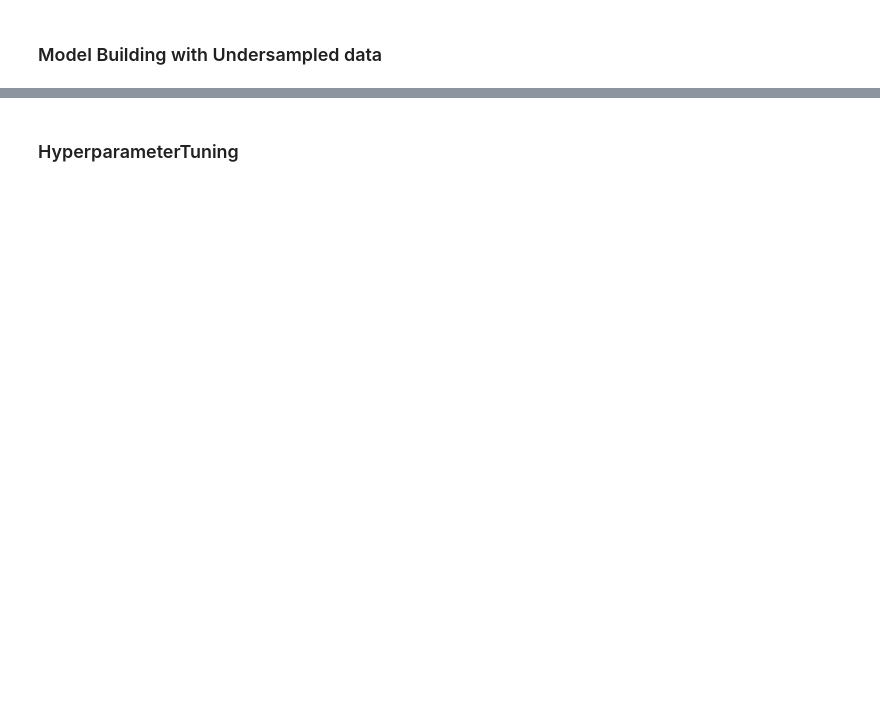
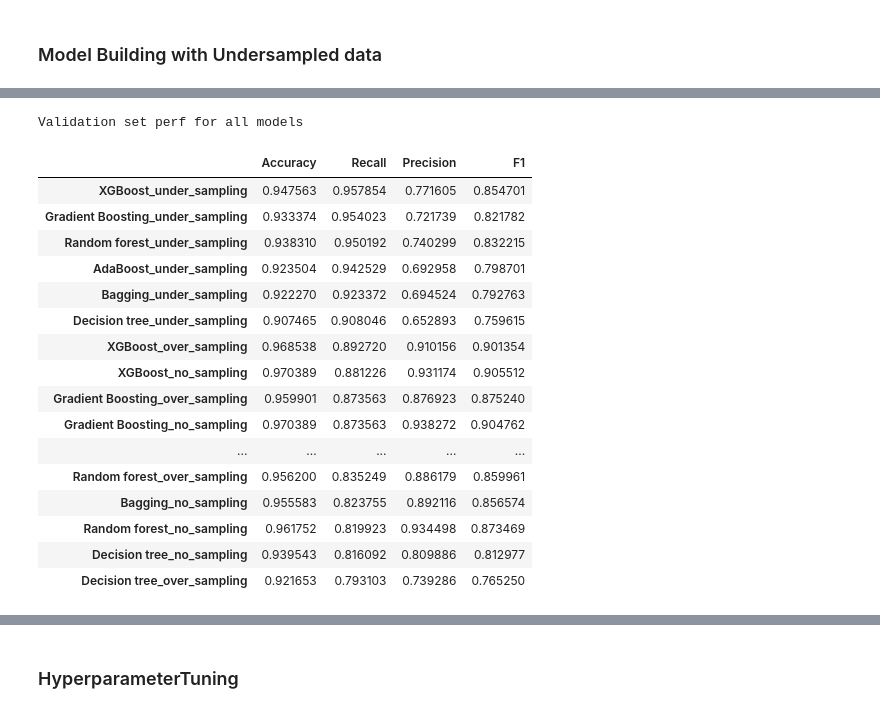
Before and after one commit to sheikhomer/CreditCardChurnPrediction, a Jupyter notebook: AML_Project_LearnerNotebook_FullCode.ipynb, the cells around one changed output, grey strips where cells are left out. Cells and saved outputs as stored; diff of their text form; code cells hidden in the pictures; blank space fills up the shorter version.

```diff
--- a/AML_Project_LearnerNotebook_FullCode.ipynb
+++ b/AML_Project_LearnerNotebook_FullCode.ipynb
@@ -1067,0 +1263,23 @@ X_train_un, y_train_un = rus.fit_resample(X_train, y_train)
+# %%
+all_val_perf = pd.concat([df_perf_val, df_perf_val_sm, df_perf_val_un], axis=0).sort_values(by='Recall', ascending=False)
+print("Validation set perf for all models")
+all_val_perf
+# %% [output]
+Validation set perf for all models
+|  | Accuracy | Recall | Precision | F1 |
+| XGBoost_under_sampling | 0.947563 | 0.957854 | 0.771605 | 0.854701 |
+| Gradient Boosting_under_sampling | 0.933374 | 0.954023 | 0.721739 | 0.821782 |
+| Random forest_under_sampling | 0.938310 | 0.950192 | 0.740299 | 0.832215 |
+| AdaBoost_under_sampling | 0.923504 | 0.942529 | 0.692958 | 0.798701 |
+| Bagging_under_sampling | 0.922270 | 0.923372 | 0.694524 | 0.792763 |
+| Decision tree_under_sampling | 0.907465 | 0.908046 | 0.652893 | 0.759615 |
+| XGBoost_over_sampling | 0.968538 | 0.892720 | 0.910156 | 0.901354 |
+| XGBoost_no_sampling | 0.970389 | 0.881226 | 0.931174 | 0.905512 |
+| Gradient Boosting_over_sampling | 0.959901 | 0.873563 | 0.876923 | 0.875240 |
+| Gradient Boosting_no_sampling | 0.970389 | 0.873563 | 0.938272 | 0.904762 |
+| ... | ... | ... | ... | ... |
+| Random forest_over_sampling | 0.956200 | 0.835249 | 0.886179 | 0.859961 |
+| Bagging_no_sampling | 0.955583 | 0.823755 | 0.892116 | 0.856574 |
+| Random forest_no_sampling | 0.961752 | 0.819923 | 0.934498 | 0.873469 |
+| Decision tree_no_sampling | 0.939543 | 0.816092 | 0.809886 | 0.812977 |
+| Decision tree_over_sampling | 0.921653 | 0.793103 | 0.739286 | 0.765250 |
```
Also changed, not shown: parts of 62 cells of this notebook.
